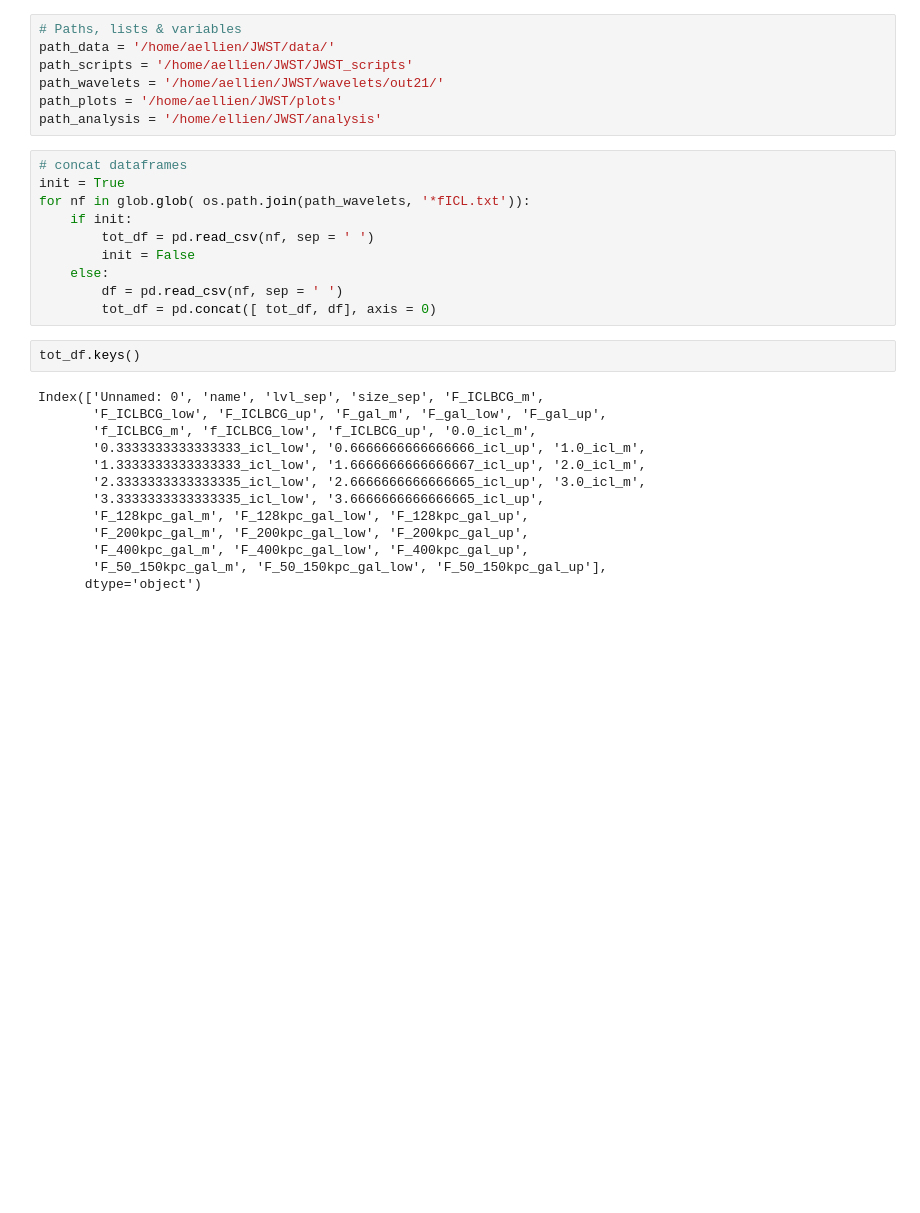
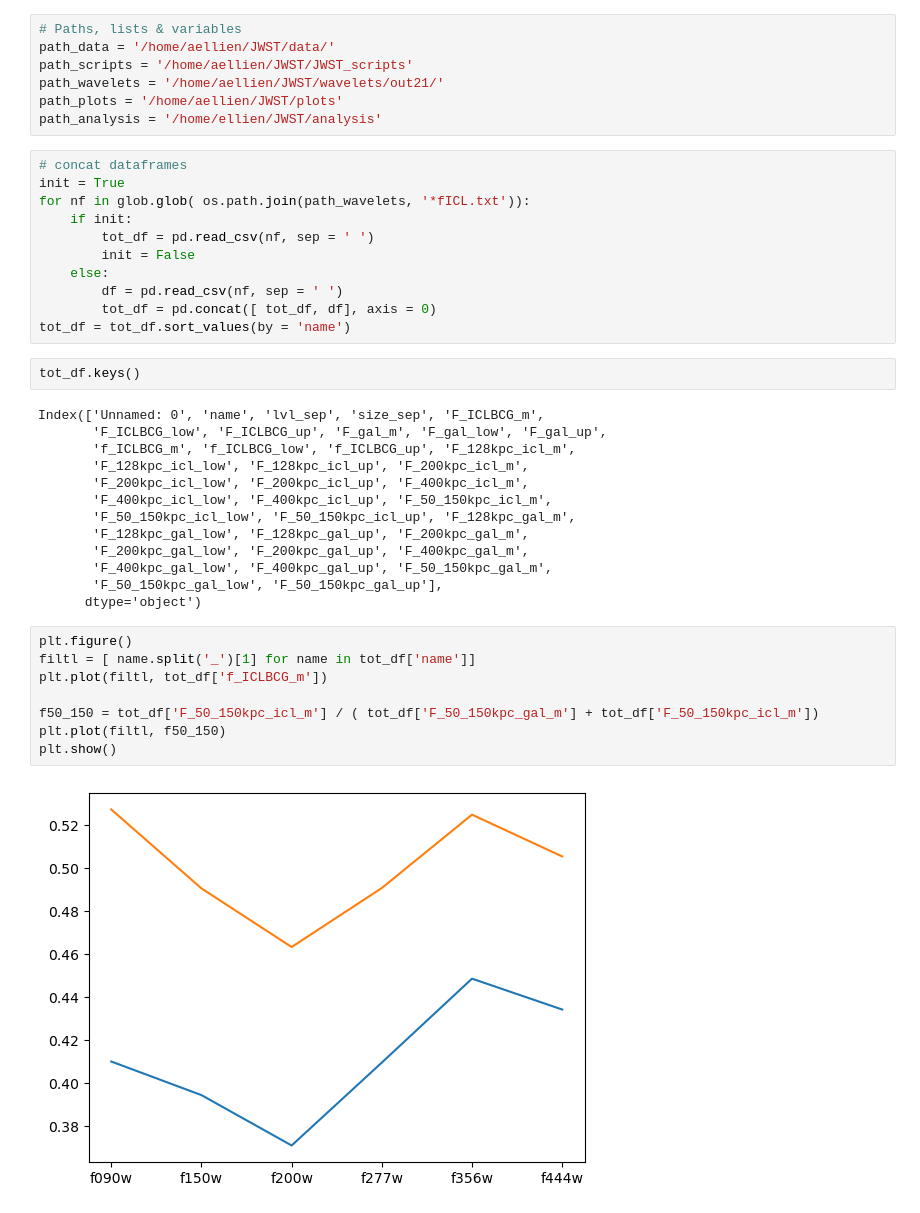
Before and after one commit to aellien/JWST_scripts, a Jupyter notebook: synthesis/new_plots.ipynb, the cells around one changed output. Saved outputs shown, nothing was run; the diff lists cells and outputs as text; blank space fills up the shorter version.

```diff
--- a/synthesis/new_plots.ipynb
+++ b/synthesis/new_plots.ipynb
@@ -38,18 +38,29 @@ for nf in glob.glob( os.path.join(path_wavelets, '*fICL.txt')):
     else:
         df = pd.read_csv(nf, sep = ' ')
         tot_df = pd.concat([ tot_df, df], axis = 0)
+tot_df = tot_df.sort_values(by = 'name')
 # %%
 tot_df.keys()
 # %% [output]
 Index(['Unnamed: 0', 'name', 'lvl_sep', 'size_sep', 'F_ICLBCG_m',
        'F_ICLBCG_low', 'F_ICLBCG_up', 'F_gal_m', 'F_gal_low', 'F_gal_up',
-       'f_ICLBCG_m', 'f_ICLBCG_low', 'f_ICLBCG_up', '0.0_icl_m',
-       '0.3333333333333333_icl_low', '0.6666666666666666_icl_up', '1.0_icl_m',
-       '1.3333333333333333_icl_low', '1.6666666666666667_icl_up', '2.0_icl_m',
-       '2.3333333333333335_icl_low', '2.6666666666666665_icl_up', '3.0_icl_m',
-       '3.3333333333333335_icl_low', '3.6666666666666665_icl_up',
-       'F_128kpc_gal_m', 'F_128kpc_gal_low', 'F_128kpc_gal_up',
-       'F_200kpc_gal_m', 'F_200kpc_gal_low', 'F_200kpc_gal_up',
-       'F_400kpc_gal_m', 'F_400kpc_gal_low', 'F_400kpc_gal_up',
-       'F_50_150kpc_gal_m', 'F_50_150kpc_gal_low', 'F_50_150kpc_gal_up'],
+       'f_ICLBCG_m', 'f_ICLBCG_low', 'f_ICLBCG_up', 'F_128kpc_icl_m',
+       'F_128kpc_icl_low', 'F_128kpc_icl_up', 'F_200kpc_icl_m',
+       'F_200kpc_icl_low', 'F_200kpc_icl_up', 'F_400kpc_icl_m',
+       'F_400kpc_icl_low', 'F_400kpc_icl_up', 'F_50_150kpc_icl_m',
+       'F_50_150kpc_icl_low', 'F_50_150kpc_icl_up', 'F_128kpc_gal_m',
+       'F_128kpc_gal_low', 'F_128kpc_gal_up', 'F_200kpc_gal_m',
+       'F_200kpc_gal_low', 'F_200kpc_gal_up', 'F_400kpc_gal_m',
+       'F_400kpc_gal_low', 'F_400kpc_gal_up', 'F_50_150kpc_gal_m',
+       'F_50_150kpc_gal_low', 'F_50_150kpc_gal_up'],
       dtype='object')
+# %%
+plt.figure()
+filtl = [ name.split('_')[1] for name in tot_df['name']]
+plt.plot(filtl, tot_df['f_ICLBCG_m'])
+
+f50_150 = tot_df['F_50_150kpc_icl_m'] / ( tot_df['F_50_150kpc_gal_m'] + tot_df['F_50_150kpc_icl_m'])
+plt.plot(filtl, f50_150)
+plt.show()
+# %% [output]
+[figure, added]
```
Also changed, not shown: parts of 1 cell of this notebook, 3 other files.
